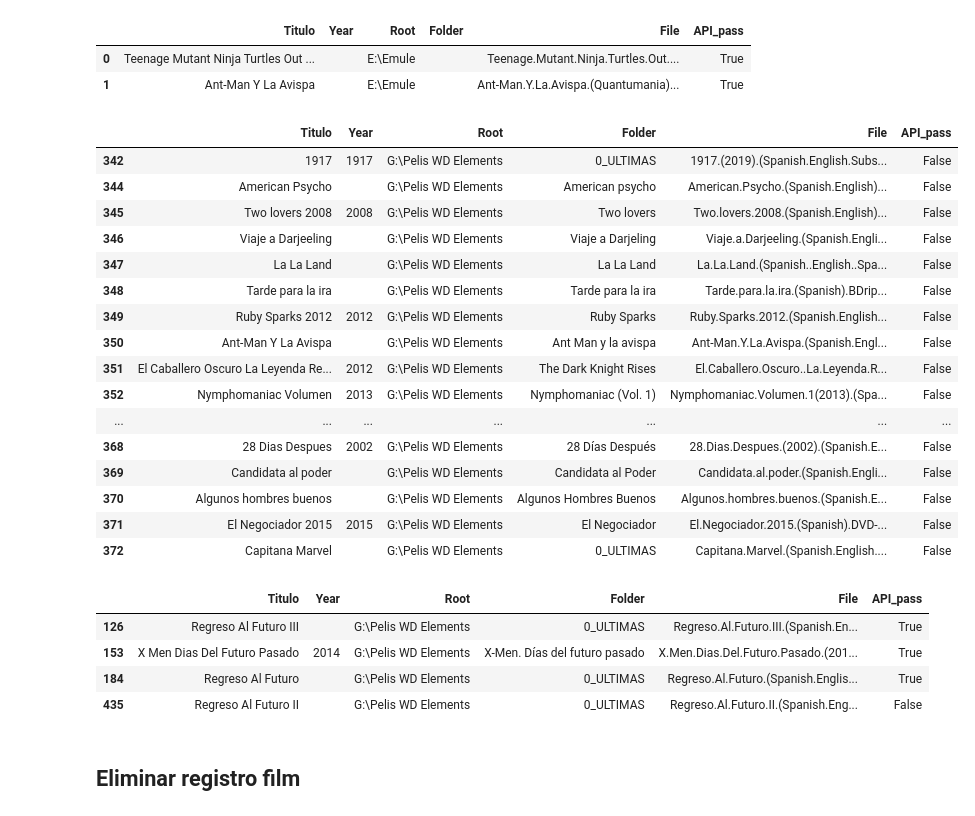
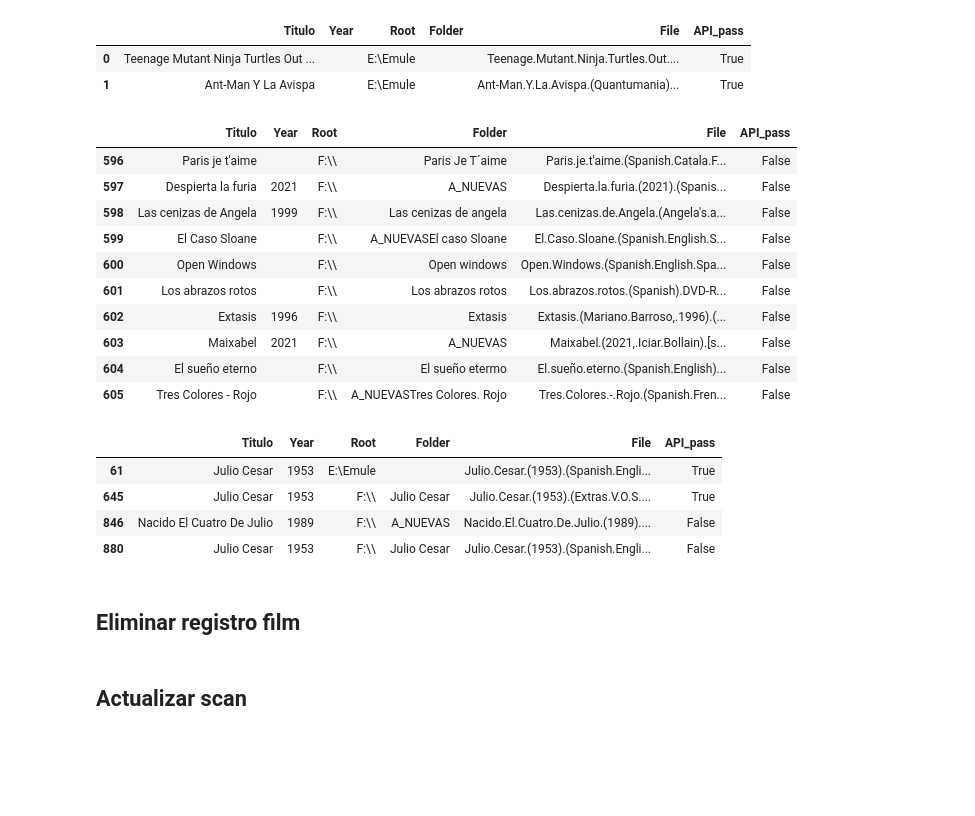
Before and after one commit to gusavato/streamberry, a Jupyter notebook: visor_control.ipynb, the cells around one changed output. Cells and saved outputs as stored; diff of their text form; code cells hidden in the pictures; blank space fills up the shorter version.

```diff
--- a/visor_control.ipynb
+++ b/visor_control.ipynb
@@ -156,25 +155,19 @@ scan.head(2)
 | 0 | Teenage Mutant Ninja Turtles Out ... |  | E:\Emule |  | Teenage.Mutant.Ninja.Turtles.Out.... | True |
 | 1 | Ant-Man Y La Avispa |  | E:\Emule |  | Ant-Man.Y.La.Avispa.(Quantumania)... | True |
 # %%
-scan.loc[324,'API_pass'] = True
+scan.loc[[611,647],'API_pass'] = True
 # %%
-scan[scan.API_pass == False][:30]
+scan[scan.API_pass == False].head(10)
 # %% [output]
 |  | Titulo | Year | Root | Folder | File | API_pass |
-| 342 | 1917 | 1917 | G:\Pelis WD Elements | 0_ULTIMAS | 1917.(2019).(Spanish.English.Subs... | False |
-| 344 | American Psycho |  | G:\Pelis WD Elements | American psycho | American.Psycho.(Spanish.English)... | False |
-| 345 | Two lovers 2008 | 2008 | G:\Pelis WD Elements | Two lovers | Two.lovers.2008.(Spanish.English)... | False |
-| 346 | Viaje a Darjeeling |  | G:\Pelis WD Elements | Viaje a Darjeling | Viaje.a.Darjeeling.(Spanish.Engli... | False |
-| 347 | La La Land |  | G:\Pelis WD Elements | La La Land | La.La.Land.(Spanish..English..Spa... | False |
-| 348 | Tarde para la ira |  | G:\Pelis WD Elements | Tarde para la ira | Tarde.para.la.ira.(Spanish).BDrip... | False |
-| 349 | Ruby Sparks 2012 | 2012 | G:\Pelis WD Elements | Ruby Sparks | Ruby.Sparks.2012.(Spanish.English... | False |
-| 350 | Ant-Man Y La Avispa |  | G:\Pelis WD Elements | Ant Man y la avispa | Ant-Man.Y.La.Avispa.(Spanish.Engl... | False |
-| 351 | El Caballero Oscuro La Leyenda Re... | 2012 | G:\Pelis WD Elements | The Dark Knight Rises | El.Caballero.Oscuro..La.Leyenda.R... | False |
-| 352 | Nymphomaniac Volumen | 2013 | G:\Pelis WD Elements | Nymphomaniac (Vol. 1) | Nymphomaniac.Volumen.1(2013).(Spa... | False |
-| ... | ... | ... | ... | ... | ... | ... |
-| 368 | 28 Dias Despues | 2002 | G:\Pelis WD Elements | 28 Días Después | 28.Dias.Despues.(2002).(Spanish.E... | False |
-| 369 | Candidata al poder |  | G:\Pelis WD Elements | Candidata al Poder | Candidata.al.poder.(Spanish.Engli... | False |
-| 370 | Algunos hombres buenos |  | G:\Pelis WD Elements | Algunos Hombres Buenos | Algunos.hombres.buenos.(Spanish.E... | False |
-| 371 | El Negociador 2015 | 2015 | G:\Pelis WD Elements | El Negociador | El.Negociador.2015.(Spanish).DVD-... | False |
-| 372 | Capitana Marvel |  | G:\Pelis WD Elements | 0_ULTIMAS | Capitana.Marvel.(Spanish.English.... | False |
+| 596 | Paris je t'aime |  | F:\\ | Paris Je T´aime | Paris.je.t'aime.(Spanish.Catala.F... | False |
+| 597 | Despierta la furia | 2021 | F:\\ | A_NUEVAS | Despierta.la.furia.(2021).(Spanis... | False |
+| 598 | Las cenizas de Angela | 1999 | F:\\ | Las cenizas de angela | Las.cenizas.de.Angela.(Angela's.a... | False |
+| 599 | El Caso Sloane |  | F:\\ | A_NUEVASEl caso Sloane | El.Caso.Sloane.(Spanish.English.S... | False |
+| 600 | Open Windows |  | F:\\ | Open windows | Open.Windows.(Spanish.English.Spa... | False |
+| 601 | Los abrazos rotos |  | F:\\ | Los abrazos rotos | Los.abrazos.rotos.(Spanish).DVD-R... | False |
+| 602 | Extasis | 1996 | F:\\ | Extasis | Extasis.(Mariano.Barroso,.1996).(... | False |
+| 603 | Maixabel | 2021 | F:\\ | A_NUEVAS | Maixabel.(2021,.Iciar.Bollain).[s... | False |
+| 604 | El sueño eterno |  | F:\\ | El sueño etermo | El.sueño.eterno.(Spanish.English)... | False |
+| 605 | Tres Colores - Rojo |  | F:\\ | A_NUEVASTres Colores. Rojo | Tres.Colores.-.Rojo.(Spanish.Fren... | False |
 # %%
@@ -182,14 +175,16 @@ scan[scan.API_pass == False][:30]
 # %%
-scan[scan.Titulo.str.contains('Futuro')]
+scan[scan.Titulo.str.contains('Julio')]
 # %% [output]
 |  | Titulo | Year | Root | Folder | File | API_pass |
-| 126 | Regreso Al Futuro III |  | G:\Pelis WD Elements | 0_ULTIMAS | Regreso.Al.Futuro.III.(Spanish.En... | True |
-| 153 | X Men Dias Del Futuro Pasado | 2014 | G:\Pelis WD Elements | X-Men. Días del futuro pasado | X.Men.Dias.Del.Futuro.Pasado.(201... | True |
-| 184 | Regreso Al Futuro |  | G:\Pelis WD Elements | 0_ULTIMAS | Regreso.Al.Futuro.(Spanish.Englis... | True |
-| 435 | Regreso Al Futuro II |  | G:\Pelis WD Elements | 0_ULTIMAS | Regreso.Al.Futuro.II.(Spanish.Eng... | False |
+| 61 | Julio Cesar | 1953 | E:\Emule |  | Julio.Cesar.(1953).(Spanish.Engli... | True |
+| 645 | Julio Cesar | 1953 | F:\\ | Julio Cesar | Julio.Cesar.(1953).(Extras.V.O.S.... | True |
+| 846 | Nacido El Cuatro De Julio | 1989 | F:\\ | A_NUEVAS | Nacido.El.Cuatro.De.Julio.(1989).... | False |
+| 880 | Julio Cesar | 1953 | F:\\ | Julio Cesar | Julio.Cesar.(1953).(Spanish.Engli... | False |
 # %%
 scan.loc[]
 # %% [markdown]
 ## Eliminar registro film
 # %%
 delete_film(142)
+# %% [markdown]
+## Actualizar scan
```
Also changed, not shown: parts of 8 cells of this notebook.
